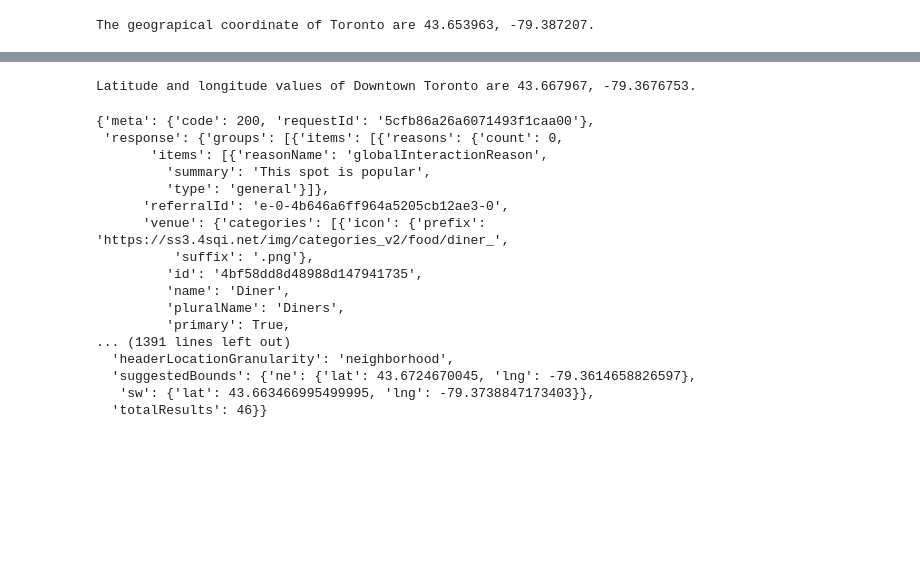
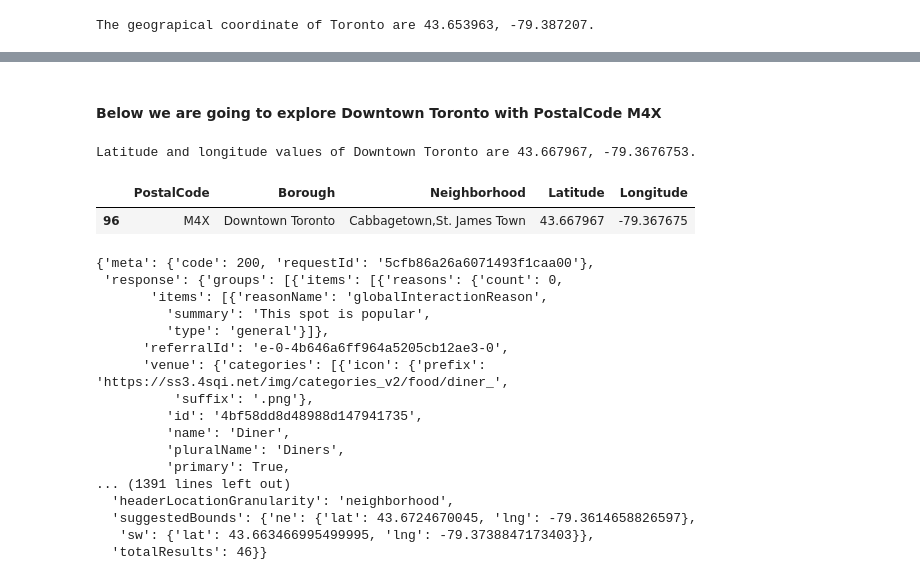
Before and after one commit to SathizShannmugam/Coursera_Capstone, a Jupyter notebook: Neighborhoods-in-Toronto.ipynb, the cells around one changed output, grey strips where cells are left out. Drawn from its saved outputs; the diff is of its cells as text; code cells hidden in the pictures; blank space fills up the shorter version.

```diff
--- a/Neighborhoods-in-Toronto.ipynb
+++ b/Neighborhoods-in-Toronto.ipynb
@@ -161,6 +186,8 @@ map_toronto
 [interactive output not drawn]
 # %%
 # The code was removed by Watson Studio for sharing.
+# %% [markdown]
+#### Below we are going to explore Downtown Toronto with PostalCode M4X
 # %%
 #M4X_Downtown_Toronto df_borough_with_toronto
 m4x_df = df_borough_with_toronto[df_borough_with_toronto['PostalCode']=='M4X']
@@ -176,6 +203,11 @@ print('Latitude and longitude values of {} are {}, {}.'.format(M4X_Downtown_Toro
                                                                M4X_Downtown_Toronto_longitude))
 # %% [output]
 Latitude and longitude values of Downtown Toronto are 43.667967, -79.3676753.
+# %%
+m4x_df
+# %% [output]
+|  | PostalCode | Borough | Neighborhood | Latitude | Longitude |
+| 96 | M4X | Downtown Toronto | Cabbagetown,St. James Town | 43.667967 | -79.367675 |
 # %%
 url = 'https://api.foursquare.com/v2/venues/explore?&client_id={}&client_secret={}&v={}&ll={},{}&radius={}&limit={}'.format(
     CLIENT_ID,
```
Also changed, not shown: parts of 6 cells of this notebook.
